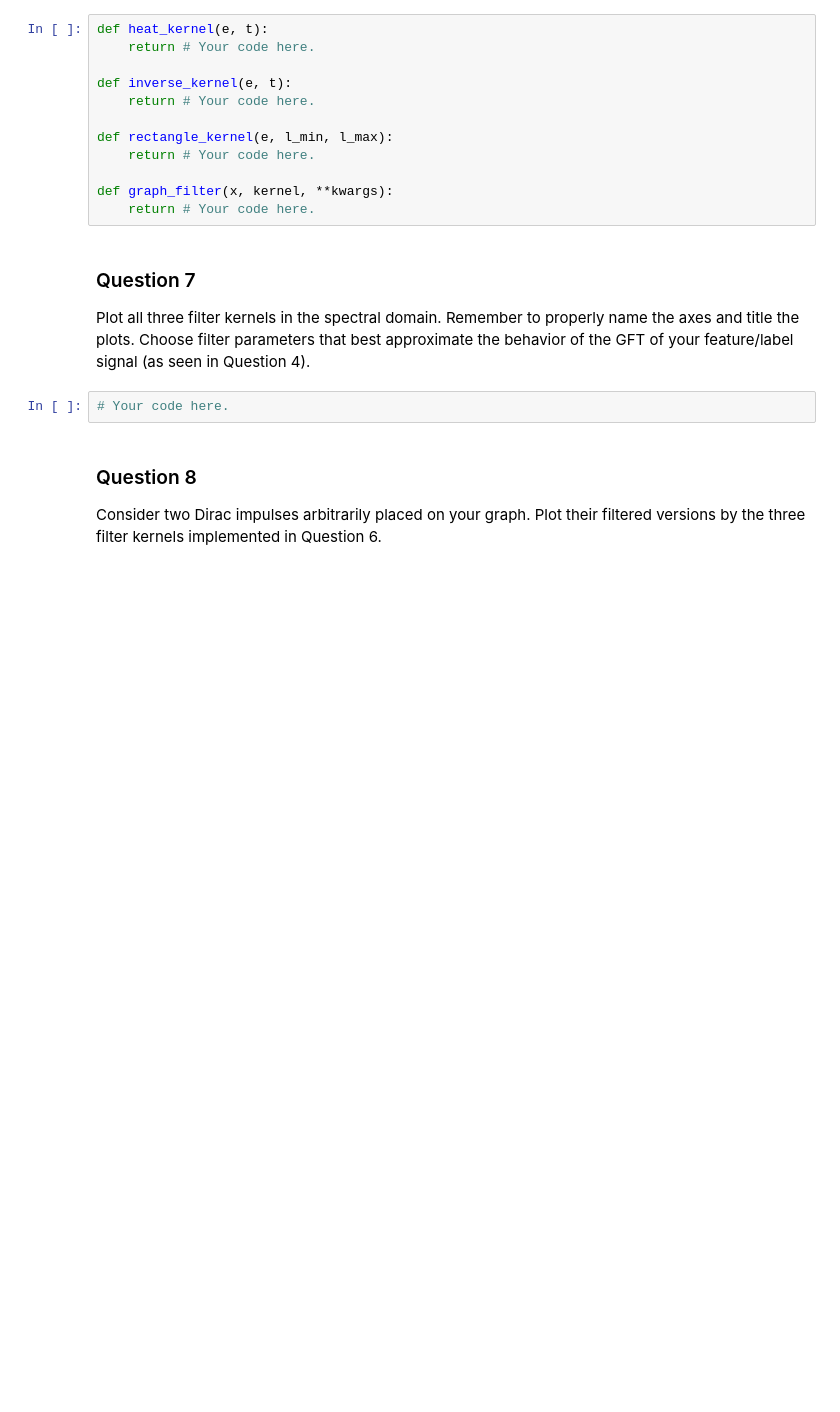
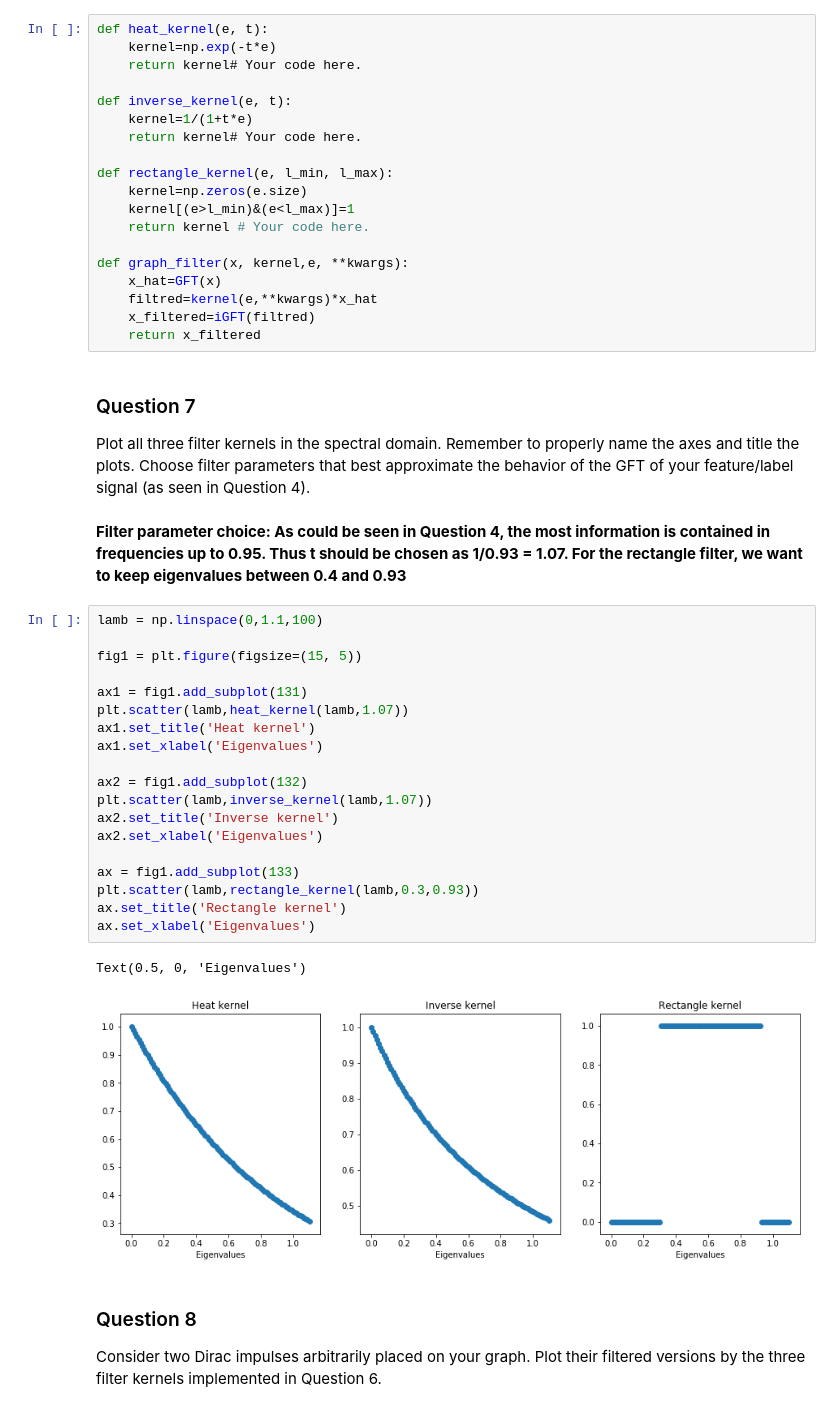
Before and after one commit to nikolaiorgland/conseil_national, a Jupyter notebook: milestone4/4_graph_signal_processing.ipynb, the cells around one changed output. Saved outputs shown, nothing was run; the diff lists cells and outputs as text; blank space fills up the shorter version.

```diff
--- a/milestone4/4_graph_signal_processing.ipynb
+++ b/milestone4/4_graph_signal_processing.ipynb
@@ -259,22 +256,51 @@ Implement the following three filter kernels and the graph filtering operation.
       One can then defer the keyword-value assignment to the `kernel` call: `foo = kernel(bar, **kwargs)`.
 # %%
 def heat_kernel(e, t):
-    return # Your code here.
+    kernel=np.exp(-t*e)
+    return kernel# Your code here.
 
 def inverse_kernel(e, t):
-    return # Your code here.
+    kernel=1/(1+t*e)
+    return kernel# Your code here.
 
 def rectangle_kernel(e, l_min, l_max):
-    return # Your code here.
+    kernel=np.zeros(e.size)
+    kernel[(e>l_min)&(e<l_max)]=1
+    return kernel # Your code here.
 
-def graph_filter(x, kernel, **kwargs):
-    return # Your code here.
+def graph_filter(x, kernel,e, **kwargs):
+    x_hat=GFT(x)
+    filtred=kernel(e,**kwargs)*x_hat
+    x_filtered=iGFT(filtred)
+    return x_filtered
 # %% [markdown]
 ### Question 7
 
 Plot all three filter kernels in the spectral domain. Remember to properly name the axes and title the plots. Choose filter parameters that best approximate the behavior of the GFT of your feature/label signal (as seen in Question 4).
-# %%
-# Your code here.
+# %% [markdown]
+**Filter parameter choice: As could be seen in Question 4, the most information is contained in frequencies up to 0.95. Thus t should be chosen as 1/0.93 = 1.07. For the rectangle filter, we want to keep eigenvalues between 0.4 and 0.93**
+# %%
+lamb = np.linspace(0,1.1,100)
+
+fig1 = plt.figure(figsize=(15, 5))
+
+ax1 = fig1.add_subplot(131)
+plt.scatter(lamb,heat_kernel(lamb,1.07))
+ax1.set_title('Heat kernel')
+ax1.set_xlabel('Eigenvalues')
+
+ax2 = fig1.add_subplot(132)
+plt.scatter(lamb,inverse_kernel(lamb,1.07))
+ax2.set_title('Inverse kernel')
+ax2.set_xlabel('Eigenvalues')
+
+ax = fig1.add_subplot(133)
+plt.scatter(lamb,rectangle_kernel(lamb,0.3,0.93))
+ax.set_title('Rectangle kernel')
+ax.set_xlabel('Eigenvalues')
+# %% [output]
+Text(0.5, 0, 'Eigenvalues')
+[figure, added]
 # %% [markdown]
 ### Question 8
 
```
Also changed, not shown: parts of 23 cells of this notebook.
